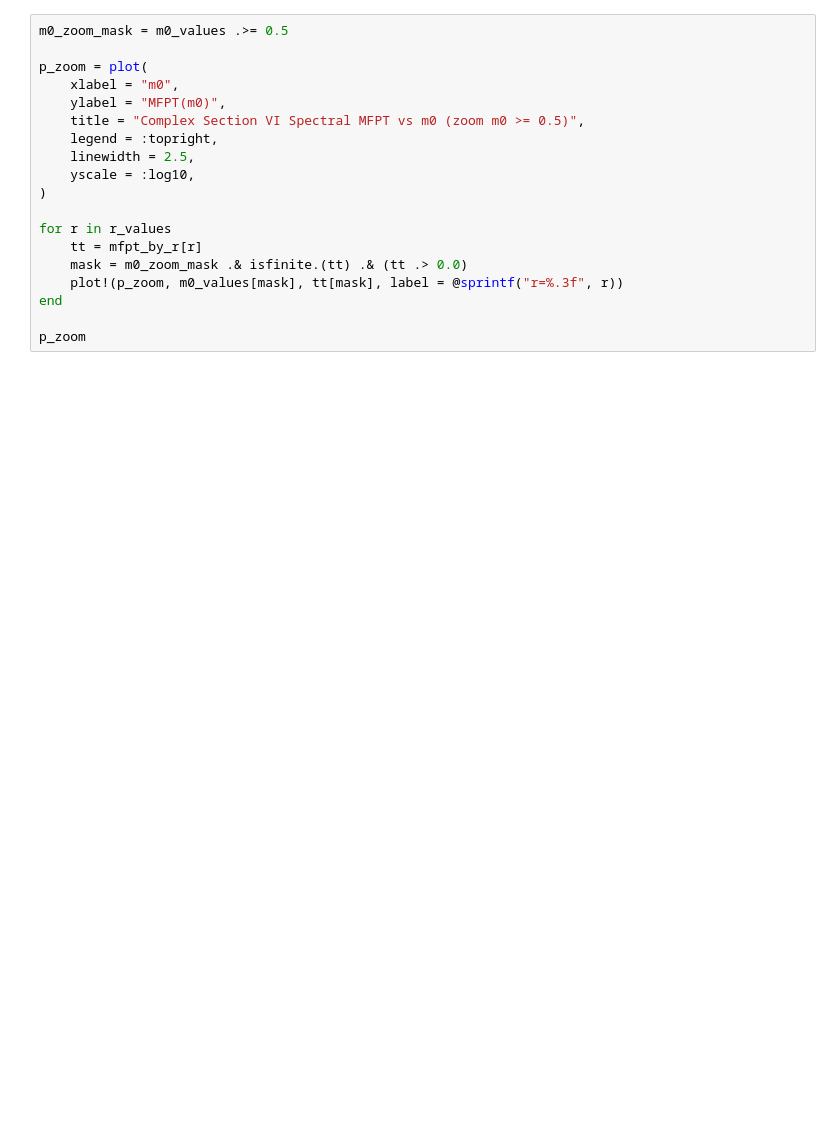
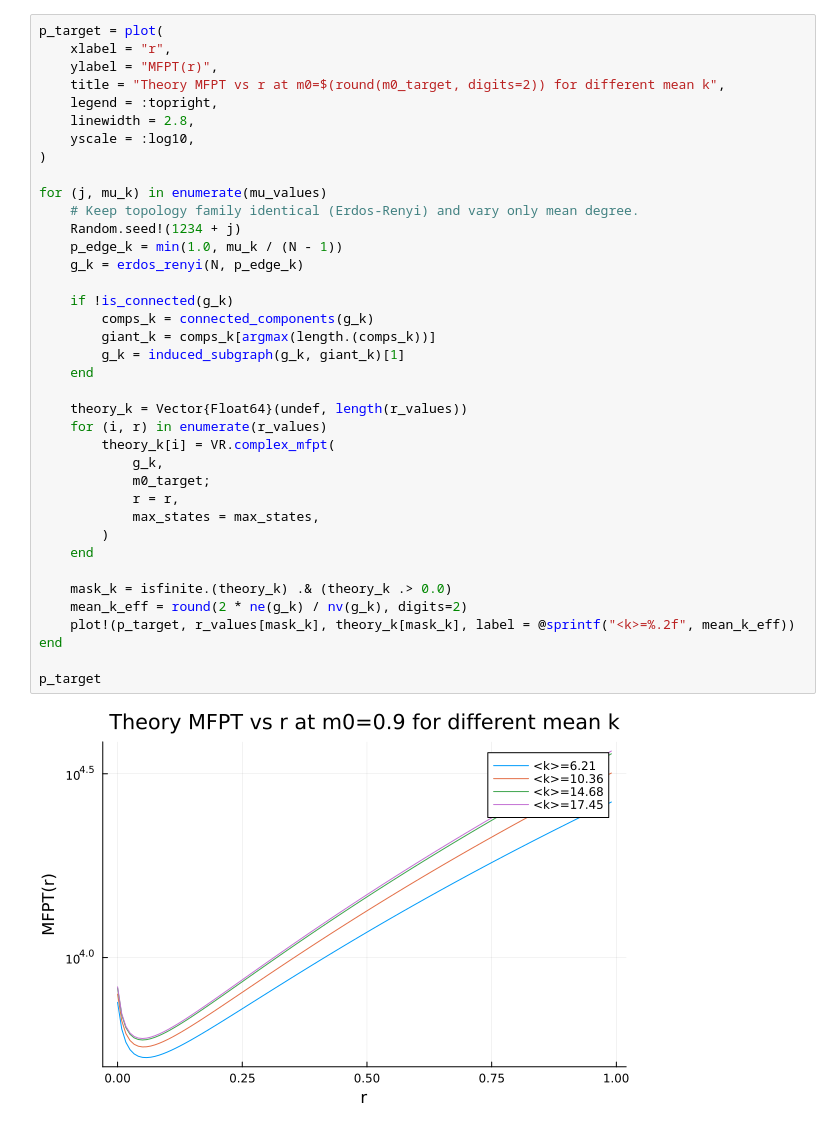
Before and after one commit to GerardArgany/voter-model-stochastic-resetting, a Jupyter notebook: notebooks/complex/mfpt_section_vi_spectral_vs_m0.ipynb, the cells around one changed output. Drawn from its saved outputs; the diff is of its cells as text; blank space fills up the shorter version.

```diff
--- a/notebooks/complex/mfpt_section_vi_spectral_vs_m0.ipynb
+++ b/notebooks/complex/mfpt_section_vi_spectral_vs_m0.ipynb
@@ -80,19 +102,40 @@ p_full
 # %%
-m0_zoom_mask = m0_values .>= 0.5
-
-p_zoom = plot(
-    xlabel = "m0",
-    ylabel = "MFPT(m0)",
-    title = "Complex Section VI Spectral MFPT vs m0 (zoom m0 >= 0.5)",
+p_target = plot(
+    xlabel = "r",
+    ylabel = "MFPT(r)",
+    title = "Theory MFPT vs r at m0=$(round(m0_target, digits=2)) for different mean k",
     legend = :topright,
-    linewidth = 2.5,
+    linewidth = 2.8,
     yscale = :log10,
 )
 
-for r in r_values
-    tt = mfpt_by_r[r]
-    mask = m0_zoom_mask .& isfinite.(tt) .& (tt .> 0.0)
-    plot!(p_zoom, m0_values[mask], tt[mask], label = @sprintf("r=%.3f", r))
+for (j, mu_k) in enumerate(mu_values)
+    # Keep topology family identical (Erdos-Renyi) and vary only mean degree.
+    Random.seed!(1234 + j)
+    p_edge_k = min(1.0, mu_k / (N - 1))
+    g_k = erdos_renyi(N, p_edge_k)
+
+    if !is_connected(g_k)
+        comps_k = connected_components(g_k)
+        giant_k = comps_k[argmax(length.(comps_k))]
+        g_k = induced_subgraph(g_k, giant_k)[1]
+    end
+
+    theory_k = Vector{Float64}(undef, length(r_values))
+    for (i, r) in enumerate(r_values)
+        theory_k[i] = VR.complex_mfpt(
+            g_k,
+            m0_target;
+            r = r,
+            max_states = max_states,
+        )
+    end
+
+    mask_k = isfinite.(theory_k) .& (theory_k .> 0.0)
+    mean_k_eff = round(2 * ne(g_k) / nv(g_k), digits=2)
+    plot!(p_target, r_values[mask_k], theory_k[mask_k], label = @sprintf("<k>=%.2f", mean_k_eff))
 end
 
-p_zoom
+p_target
+# %% [output]
+[figure, added]
```
Also changed, not shown: parts of 6 cells of this notebook, 10 other files.
